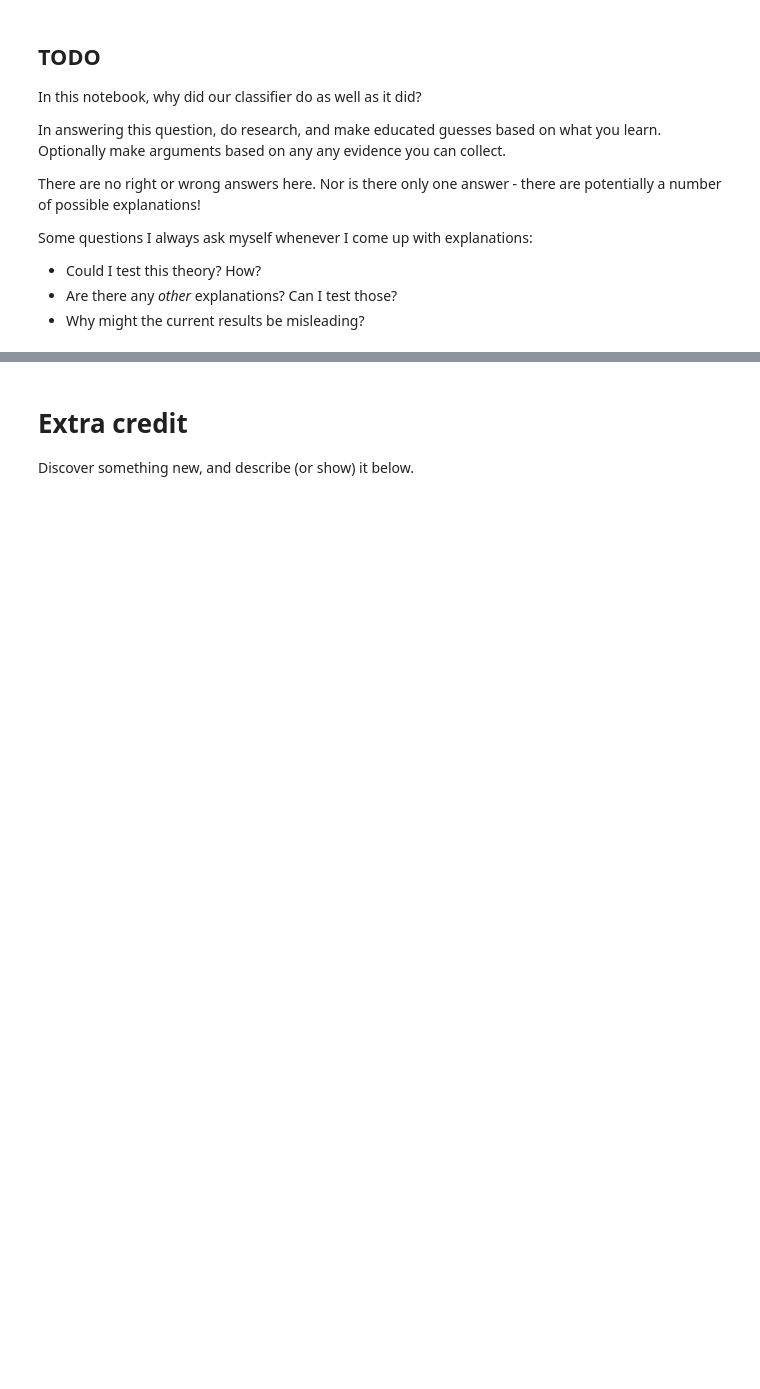
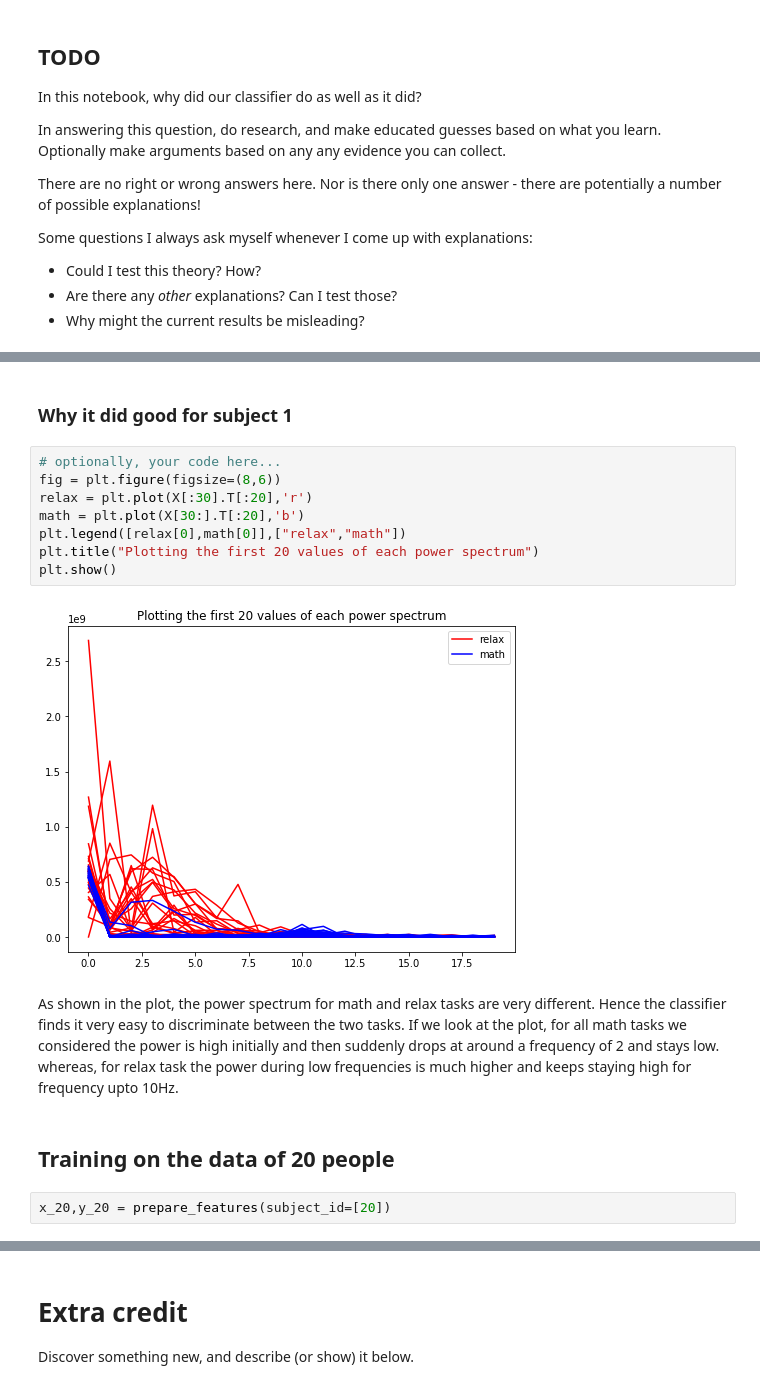
Before and after one commit to suchismitapadhy/290T-mrt-lab1, a Jupyter notebook: lab-1.ipynb, the cells around one changed output, grey strips where cells are left out. Cells and saved outputs as stored; diff of their text form; blank space fills up the shorter version.

```diff
--- a/lab-1.ipynb
+++ b/lab-1.ipynb
@@ -323,0 +442,18 @@ Some questions I always ask myself whenever I come up with explanations:
+# %% [markdown]
+### Why it did good for subject 1
+# %%
+# optionally, your code here...
+fig = plt.figure(figsize=(8,6))
+relax = plt.plot(X[:30].T[:20],'r')
+math = plt.plot(X[30:].T[:20],'b')
+plt.legend([relax[0],math[0]],["relax","math"])
+plt.title("Plotting the first 20 values of each power spectrum")
+plt.show()
+# %% [output]
+[figure, added]
+# %% [markdown]
+As shown in the plot, the power spectrum for math and relax tasks are very different. Hence the classifier finds it very easy to discriminate between the two tasks. If we look at the plot, for all math tasks we considered the power is high initially and then suddenly drops at around a frequency of 2 and stays low. whereas, for relax task the power during low frequencies is much higher and keeps staying high for frequency upto 10Hz.
+# %% [markdown]
+## Training on the data of 20 people
+# %%
+x_20,y_20 = prepare_features(subject_id=[20])
```
Also changed, not shown: parts of 45 cells of this notebook.
